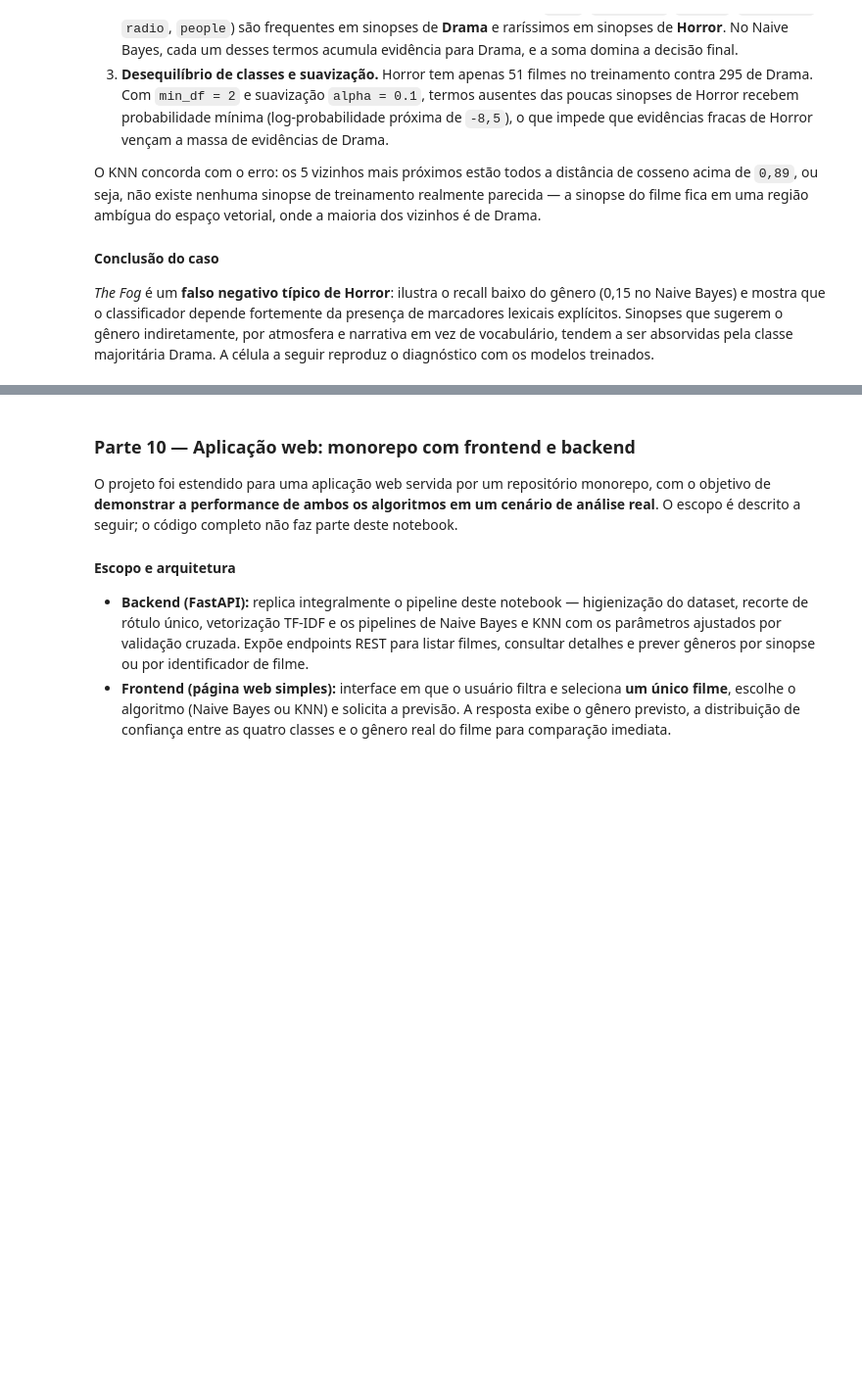
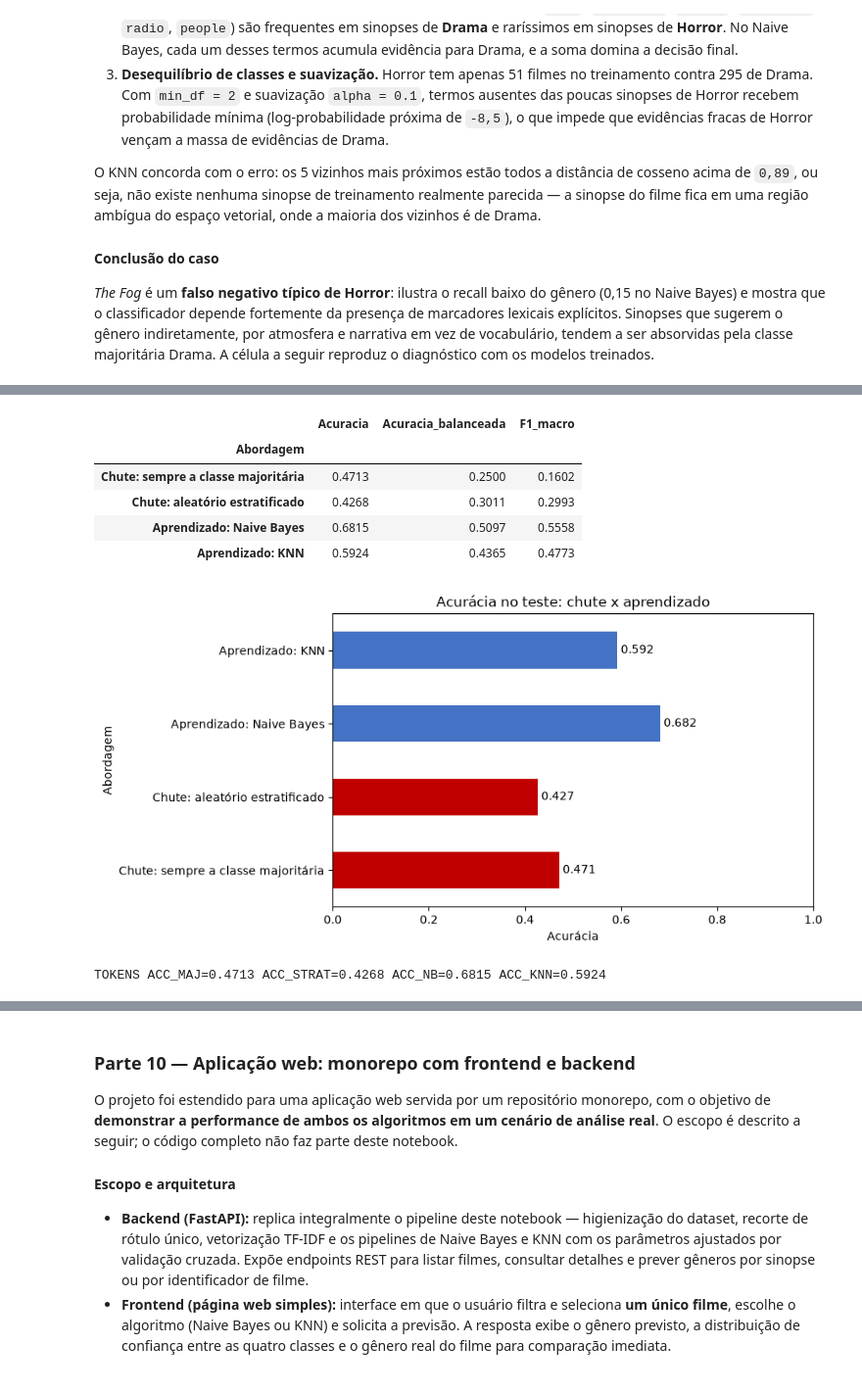
Before and after one commit to J-jota/genre-classifier, a Jupyter notebook: notebooks/Classificação de Gêneros por Sinopse.ipynb, the cells around one changed output, grey strips where cells are left out. Shown at 98% size. Drawn from its saved outputs; the diff is of its cells as text; code cells hidden in the pictures; blank space fills up the shorter version.

```diff
--- a/notebooks/Classificação de Gêneros por Sinopse.ipynb
+++ b/notebooks/Classificação de Gêneros por Sinopse.ipynb
@@ -696,0 +761,58 @@ for termo in ['ghost', 'demon', 'curse', 'mysterious', 'strange', 'dark']:
+# %%
+baselines = {
+    'Chute: sempre a classe majoritária': DummyClassifier(strategy='most_frequent'),
+    'Chute: aleatório estratificado': DummyClassifier(strategy='stratified', random_state=RANDOM_STATE),
+}
+
+linhas_base = []
+for nome, modelo_base in baselines.items():
+    modelo_base.fit(X_train, y_train)
+    prev_base = modelo_base.predict(X_test)
+    linhas_base.append({
+        'Abordagem': nome,
+        'Acuracia': accuracy_score(y_test, prev_base),
+        'Acuracia_balanceada': balanced_accuracy_score(y_test, prev_base),
+        'F1_macro': precision_recall_fscore_support(
+            y_test, prev_base, average='macro', zero_division=0
+        )[2],
+    })
+
+for nome in buscas:
+    linhas_base.append({
+        'Abordagem': f'Aprendizado: {nome}',
+        'Acuracia': accuracy_score(y_test, previsoes[nome]),
+        'Acuracia_balanceada': balanced_accuracy_score(y_test, previsoes[nome]),
+        'F1_macro': precision_recall_fscore_support(
+            y_test, previsoes[nome], average='macro', zero_division=0
+        )[2],
+    })
+
+quadro_baselines = pd.DataFrame(linhas_base).set_index('Abordagem')
+display(quadro_baselines.round(4))
+
+fig, ax = plt.subplots(figsize=(9, 4.5))
+quadro_baselines['Acuracia'].plot(
+    kind='barh', color=['#C00000', '#C00000', '#4472C4', '#4472C4'], ax=ax
+)
+ax.set_title('Acurácia no teste: chute x aprendizado')
+ax.set_xlabel('Acurácia')
+ax.set_xlim(0, 1)
+for container in ax.containers:
+    ax.bar_label(container, fmt='%.3f', padding=3)
+plt.tight_layout()
+plt.show()
+
+print('TOKENS '
+      f"ACC_MAJ={quadro_baselines['Acuracia'].iloc[0]:.4f} "
+      f"ACC_STRAT={quadro_baselines['Acuracia'].iloc[1]:.4f} "
+      f"ACC_NB={quadro_baselines['Acuracia'].iloc[2]:.4f} "
+      f"ACC_KNN={quadro_baselines['Acuracia'].iloc[3]:.4f}")
+# %% [output]
+|  | Acuracia | Acuracia_balanceada | F1_macro |
+| Abordagem |  |  |  |
+| Chute: sempre a classe majoritária | 0.4713 | 0.2500 | 0.1602 |
+| Chute: aleatório estratificado | 0.4268 | 0.3011 | 0.2993 |
+| Aprendizado: Naive Bayes | 0.6815 | 0.5097 | 0.5558 |
+| Aprendizado: KNN | 0.5924 | 0.4365 | 0.4773 |
+[figure, added]
+TOKENS ACC_MAJ=0.4713 ACC_STRAT=0.4268 ACC_NB=0.6815 ACC_KNN=0.5924
```
Also changed, not shown: parts of 19 cells of this notebook.
